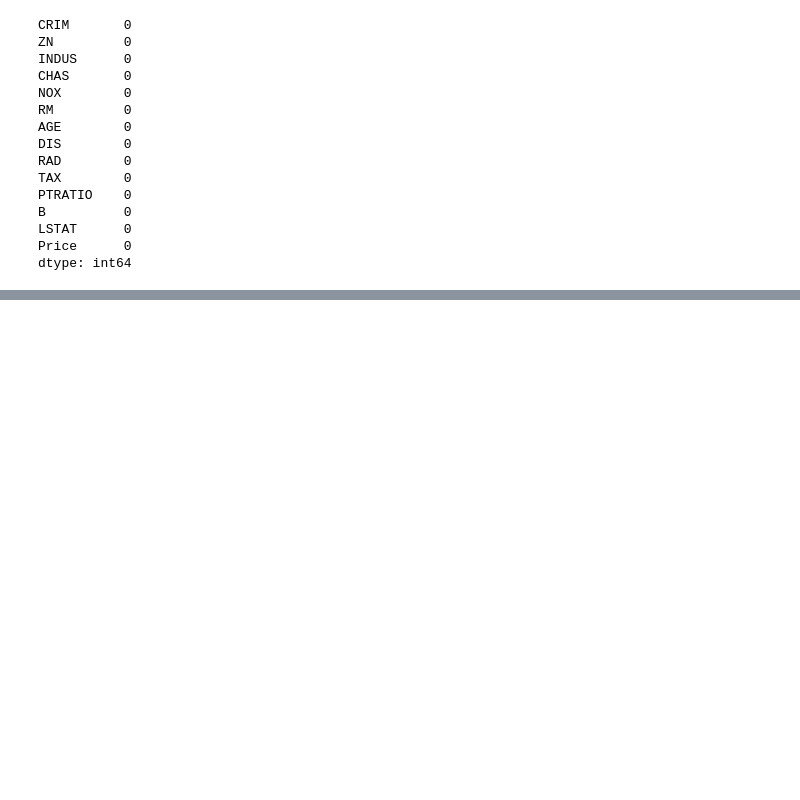
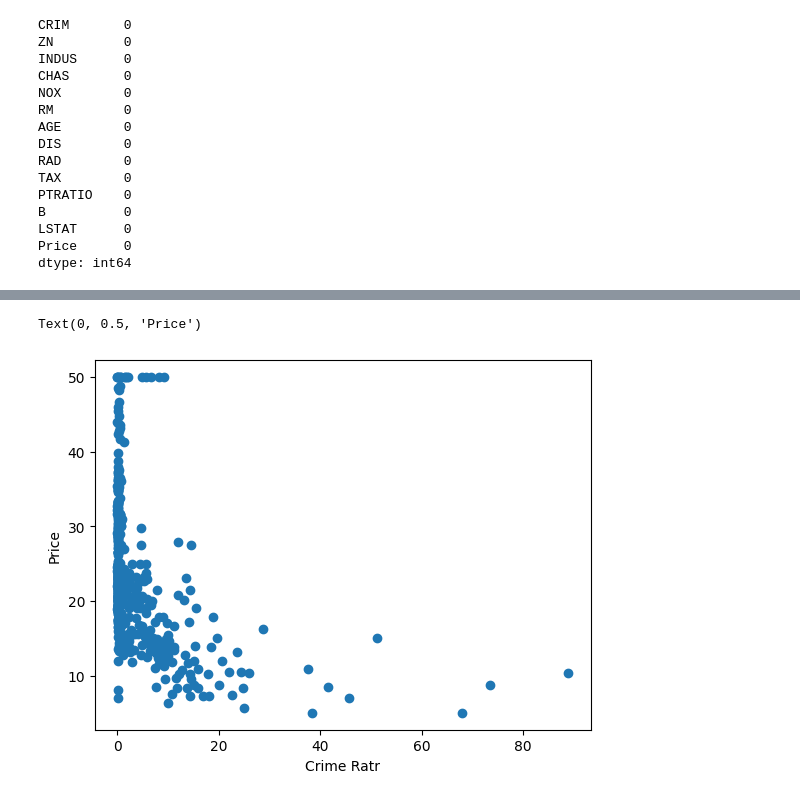
Before and after one commit to Rikiriat19/Projects, a Jupyter notebook: Boston_Housing/Boston_Housing_Price.ipynb, the cells around one changed output, grey strips where cells are left out. Drawn from its saved outputs; the diff is of its cells as text; code cells hidden in the pictures; blank space fills up the shorter version.

```diff
--- a/Boston_Housing/Boston_Housing_Price.ipynb
+++ b/Boston_Housing/Boston_Housing_Price.ipynb
@@ -181,0 +186,8 @@ sns.pairplot(bos_df)
+# %%
+# along with crie rate
+plt.scatter(bos_df['CRIM'], bos_df['Price'])
+plt.xlabel("Crime Rate")
+plt.ylabel("Price")
+# %% [output]
+Text(0, 0.5, 'Price')
+[figure, added]
```
Also changed, not shown: parts of 39 cells of this notebook, 1 other file.
